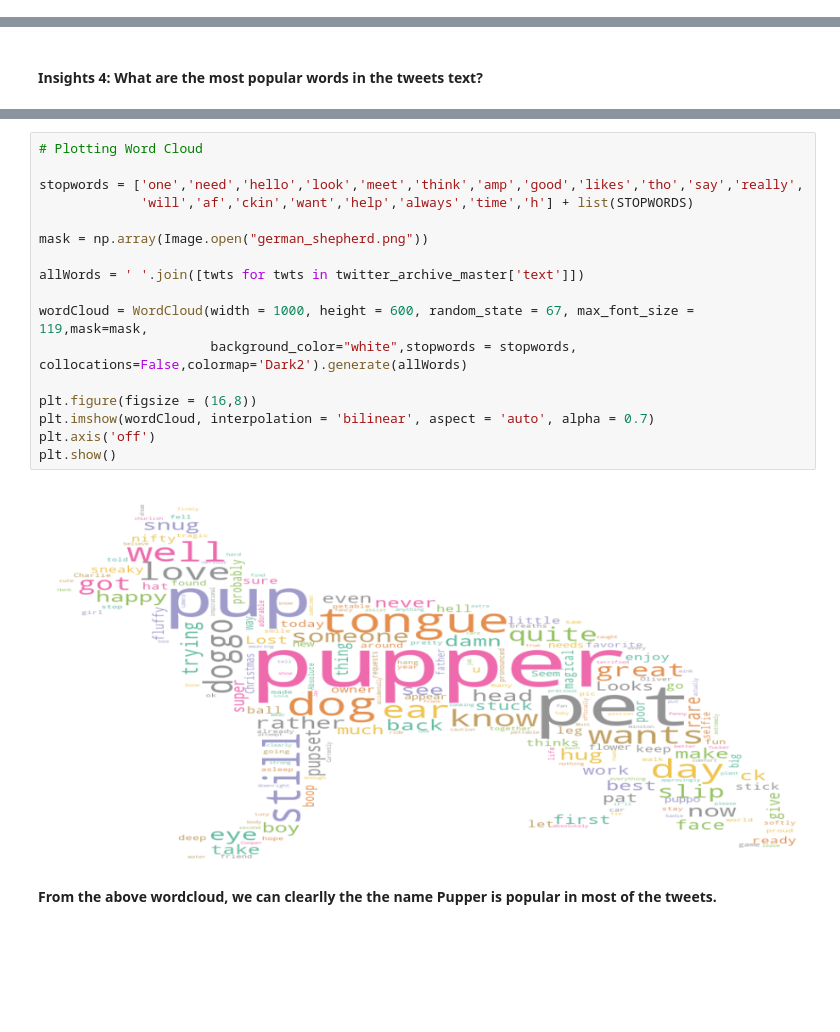
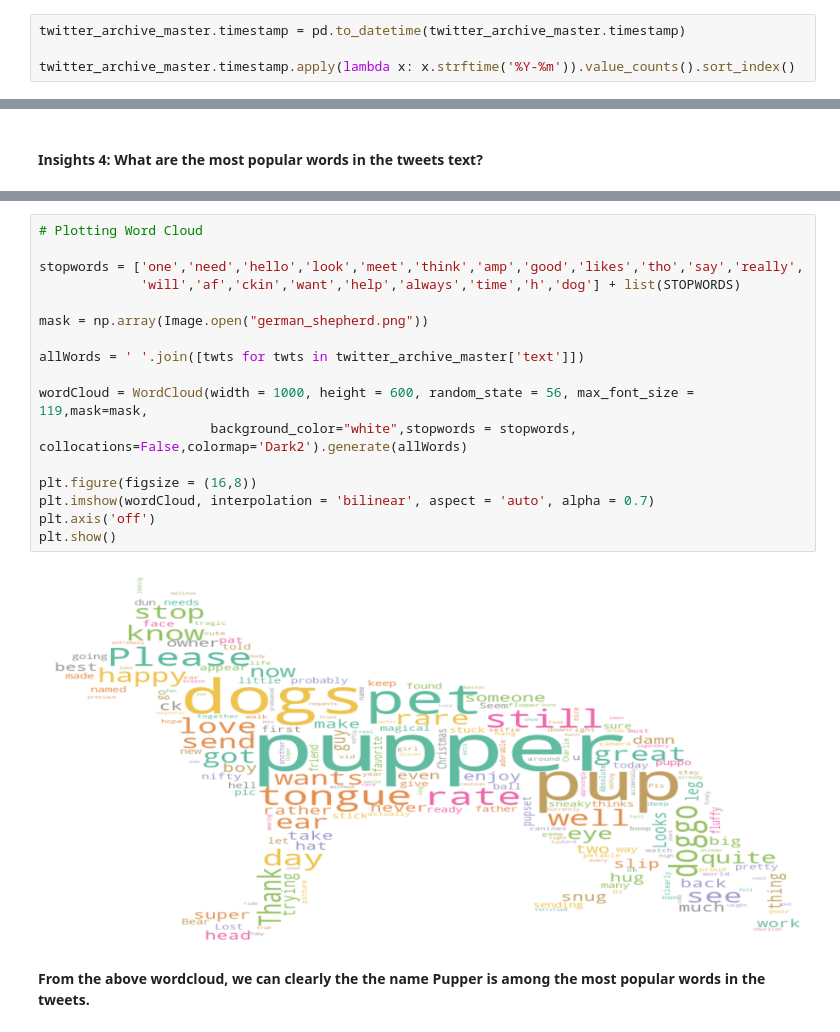
Before and after one commit to CHRISTOROMO/We-Rate-Dogs, a Jupyter notebook: wrangle_act.ipynb, the cells around one changed output, grey strips where cells are left out. Drawn from its saved outputs; the diff is of its cells as text; blank space fills up the shorter version.

```diff
--- a/wrangle_act.ipynb
+++ b/wrangle_act.ipynb
@@ -949,0 +862,4 @@ Name: rating_numerator, dtype: float64
+# %%
+twitter_archive_master.timestamp = pd.to_datetime(twitter_archive_master.timestamp)
+
+twitter_archive_master.timestamp.apply(lambda x: x.strftime('%Y-%m')).value_counts().sort_index()
@@ -980,21 +929,21 @@ Name: text, dtype: object
 # %%
 # Plotting Word Cloud
 
 stopwords = ['one','need','hello','look','meet','think','amp','good','likes','tho','say','really',
-             'will','af','ckin','want','help','always','time','h'] + list(STOPWORDS)
+             'will','af','ckin','want','help','always','time','h','dog'] + list(STOPWORDS)
 
 mask = np.array(Image.open("german_shepherd.png"))
 
 allWords = ' '.join([twts for twts in twitter_archive_master['text']])
 
-wordCloud = WordCloud(width = 1000, height = 600, random_state = 67, max_font_size = 119,mask=mask,
+wordCloud = WordCloud(width = 1000, height = 600, random_state = 56, max_font_size = 119,mask=mask,
                       background_color="white",stopwords = stopwords, collocations=False,colormap='Dark2').generate(allWords)
 
 plt.figure(figsize = (16,8))
 plt.imshow(wordCloud, interpolation = 'bilinear', aspect = 'auto', alpha = 0.7)
 plt.axis('off')
 plt.show()
 # %% [output]
-[figure, old version]
+[figure, new version]
 # %% [markdown]
-**From the above wordcloud, we can clearlly the the name Pupper is popular in most of the tweets.**
+**From the above wordcloud, we can clearly the the name Pupper is among the most popular words in the tweets.**
```
Also changed, not shown: parts of 93 cells of this notebook.
